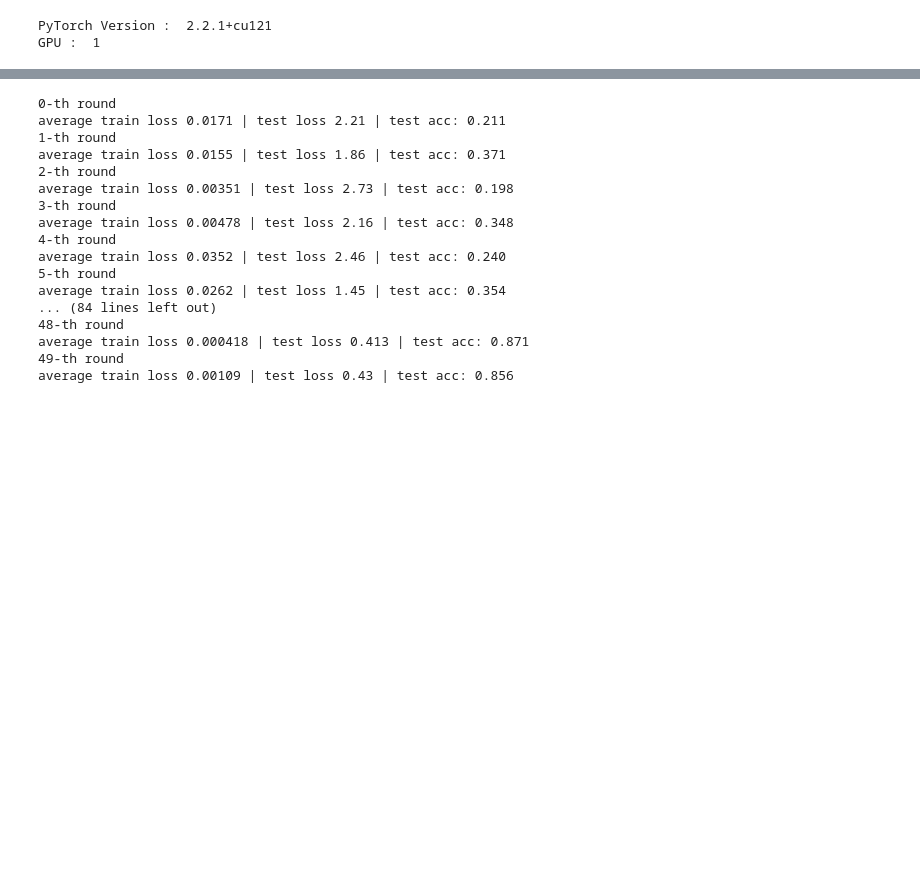
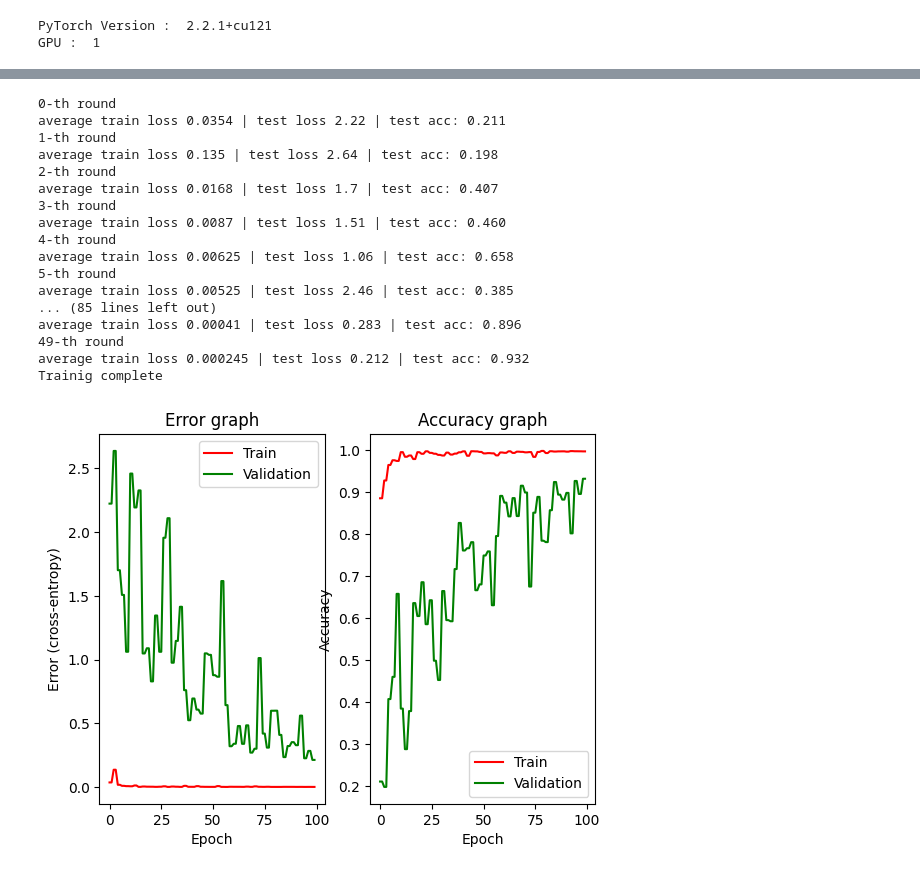
Before and after one commit to kancheng/SimplifiedFederatedLearningPyTorch, a Jupyter notebook: SFLPyTorch.ipynb, the cells around one changed output, grey strips where cells are left out. Drawn from its saved outputs; the diff is of its cells as text; code cells hidden in the pictures; blank space fills up the shorter version.

```diff
--- a/SFLPyTorch.ipynb
+++ b/SFLPyTorch.ipynb
@@ -224,47 +263,81 @@ else:
     global_model = Net().cuda()
     client_models = [Net().cuda() for _ in range(num_selected)]
 # global_model = Net().cuda()
 # client_models = [Net().cuda() for _ in range(num_selected)]
 for model in client_models:
     model.load_state_dict(global_model.state_dict())
 
 opt = [optim.SGD(model.parameters(), lr=0.1) for model in client_models]
 
 # Runnining FL
-
+train_errors = []
+train_acc = []
+val_errors = []
+val_acc = []
 for r in range(num_rounds):
     # select random clients
     client_idx = np.random.permutation(num_clients)[:num_selected]
 
     # client update
     loss = 0
+    acc = 0
     for i in range(num_selected):
-        loss += client_update(client_models[i], opt[i], train_loader[client_idx[i]], epoch=epochs)
+        total_loss,total_acc = client_update(client_models[i], opt[i], train_loader[client_idx[i]], epoch=epochs)
+        loss+=total_loss
+        acc+=total_acc
 
     # serer aggregate
     server_aggregate(global_model, client_models)
-    test_loss, acc = test(global_model, test_loader)
+    test_loss, test_acc = test(global_model, test_loader)
+
+    train_errors.append(loss/num_selected)
+    train_acc.append(acc/num_selected)
+    val_errors.append(test_loss)
+    val_acc.append(test_acc)
 
     print('%d-th round' % r)
-    print('average train loss %0.3g | test loss %0.3g | test acc: %0.3f' % (loss / num_selected, test_loss, acc))
+    print('average train loss %0.3g | test loss %0.3g | test acc: %0.3f' % (loss / num_selected, test_loss, test_acc))
+    #save error acc
+    train_errors.append(loss/num_selected)
+    train_acc.append(acc/num_selected)
+    val_errors.append(test_loss)
+    val_acc.append(test_acc)
+
+print("Trainig complete")
+
+fig, ax = plt.subplots(nrows=1, ncols=2)
+ax[0].plot(train_errors, 'r',label="Train")
+ax[0].plot(val_errors, 'g', label="Validation")
+ax[0].set_title("Error graph")
+ax[0].set_ylabel("Error (cross-entropy)")
+ax[0].set_xlabel("Epoch")
+ax[0].legend()
+ax[1].plot(train_acc, 'r',label="Train")
+ax[1].plot(val_acc, 'g', label="Validation")
+ax[1].set_title("Accuracy graph")
+ax[1].set_ylabel("Accuracy")
+ax[1].set_xlabel("Epoch")
+ax[1].legend()
+plt.show()
 # %% [output]
 0-th round
-average train loss 0.0171 | test loss 2.21 | test acc: 0.211
+average train loss 0.0354 | test loss 2.22 | test acc: 0.211
 1-th round
-average train loss 0.0155 | test loss 1.86 | test acc: 0.371
+average train loss 0.135 | test loss 2.64 | test acc: 0.198
 2-th round
-average train loss 0.00351 | test loss 2.73 | test acc: 0.198
+average train loss 0.0168 | test loss 1.7 | test acc: 0.407
 3-th round
-average train loss 0.00478 | test loss 2.16 | test acc: 0.348
+average train loss 0.0087 | test loss 1.51 | test acc: 0.460
 4-th round
-average train loss 0.0352 | test loss 2.46 | test acc: 0.240
+average train loss 0.00625 | test loss 1.06 | test acc: 0.658
 5-th round
-average train loss 0.0262 | test loss 1.45 | test acc: 0.354
-... (84 lines left out)
-48-th round
-average train loss 0.000418 | test loss 0.413 | test acc: 0.871
+average train loss 0.00525 | test loss 2.46 | test acc: 0.385
+... (85 lines left out)
+average train loss 0.00041 | test loss 0.283 | test acc: 0.896
 49-th round
-average train loss 0.00109 | test loss 0.43 | test acc: 0.856
+average train loss 0.000245 | test loss 0.212 | test acc: 0.932
+Trainig complete
+[figure, added]
 # %%
 # Local, Centralization Case : Classic deep learning training method.
 
```
Also changed, not shown: parts of 3 cells of this notebook, 1 other file.
